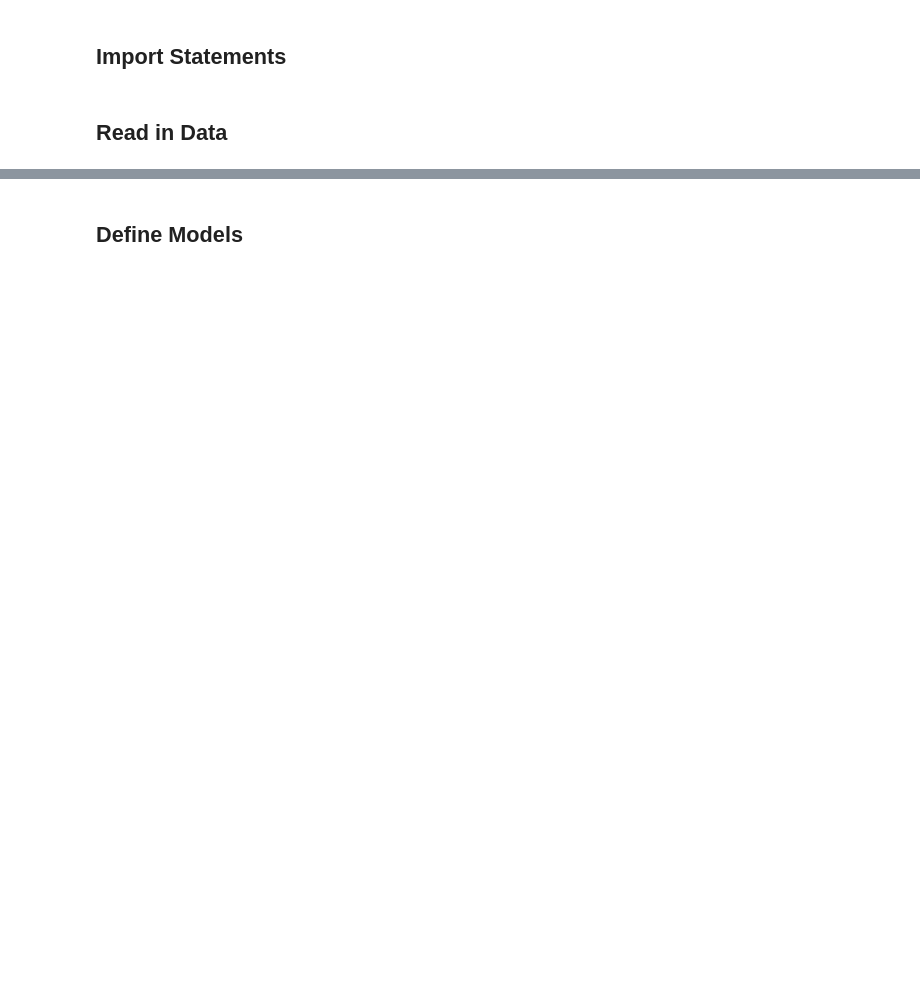
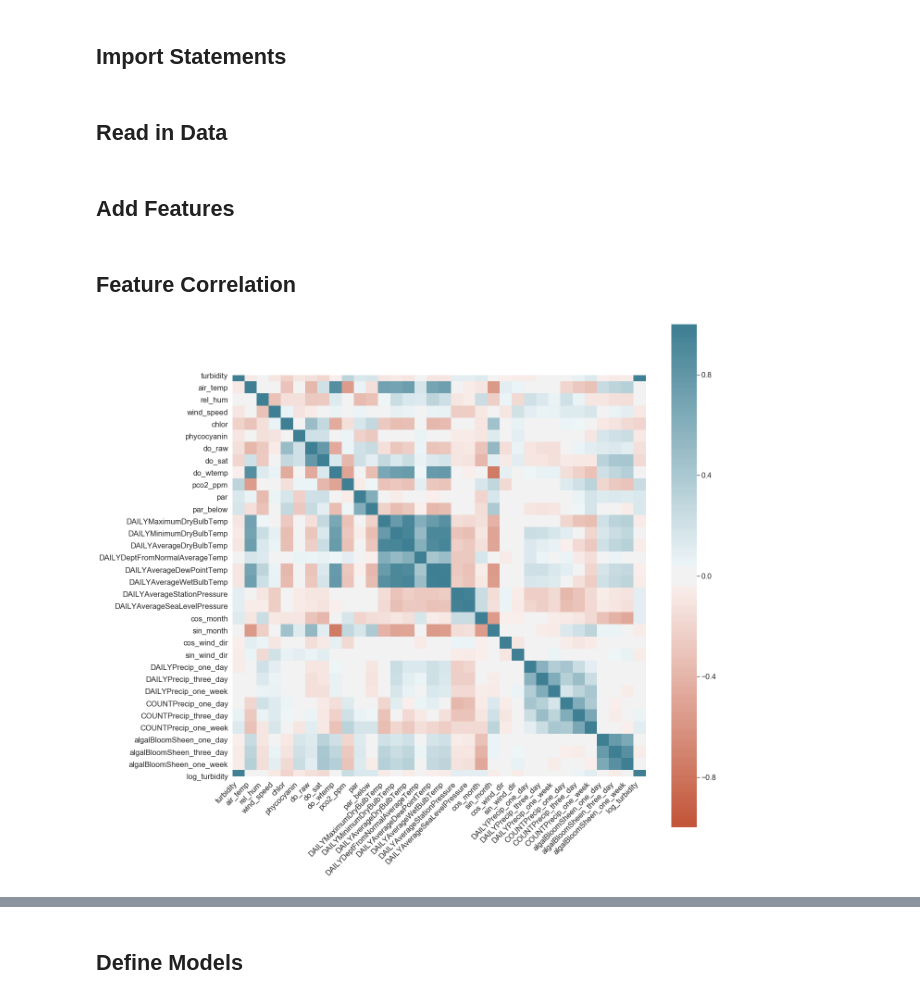
Before and after one commit to acnagle/CLA-Project, a Jupyter notebook: Code/Mendota Data with Shuffling.ipynb, the cells around one changed output, grey strips where cells are left out. Saved outputs shown, nothing was run; the diff lists cells and outputs as text; code cells hidden in the pictures; blank space fills up the shorter version.

```diff
--- a/Code/Mendota Data with Shuffling.ipynb
+++ b/Code/Mendota Data with Shuffling.ipynb
@@ -38,3 +39,27 @@ data = pd.read_json('../Data/data.json')
 
 labels = data[['label']]
 data = data.drop('label', axis='columns')
+# %% [markdown]
+## Add Features
+# %%
+data['log_turbidity'] = np.log(data['turbidity'] + 1)
+# %% [markdown]
+## Feature Correlation
+# %%
+corr = data.corr()
+plt.subplots(figsize=(20, 20))
+sns.set(font_scale=1.5)
+
+ax = sns.heatmap(
+    corr,
+    vmin=-1, vmax=1, center=0,
+    cmap=sns.diverging_palette(20, 220, n=200),
+    square=True
+)
+ax.set_xticklabels(
+    ax.get_xticklabels(),
+    rotation=45,
+    horizontalalignment='right'
+);
+# %% [output]
+[figure, added]
```
Also changed, not shown: parts of 10 cells of this notebook, 6 other files.
